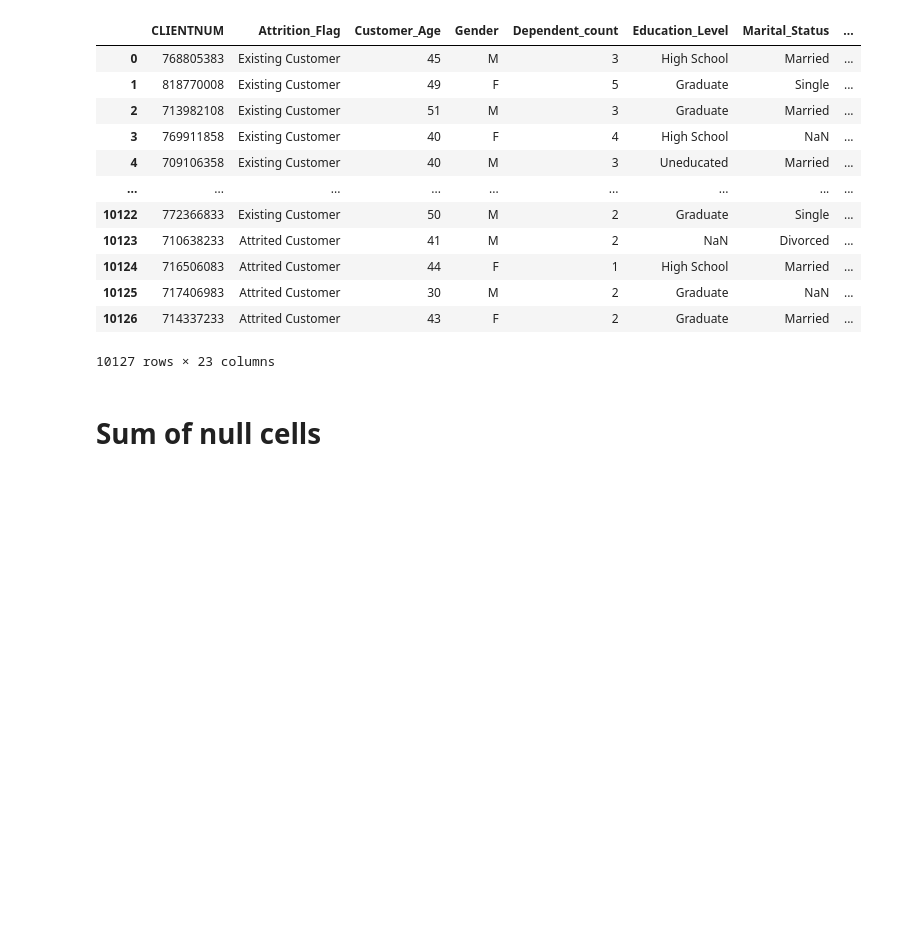
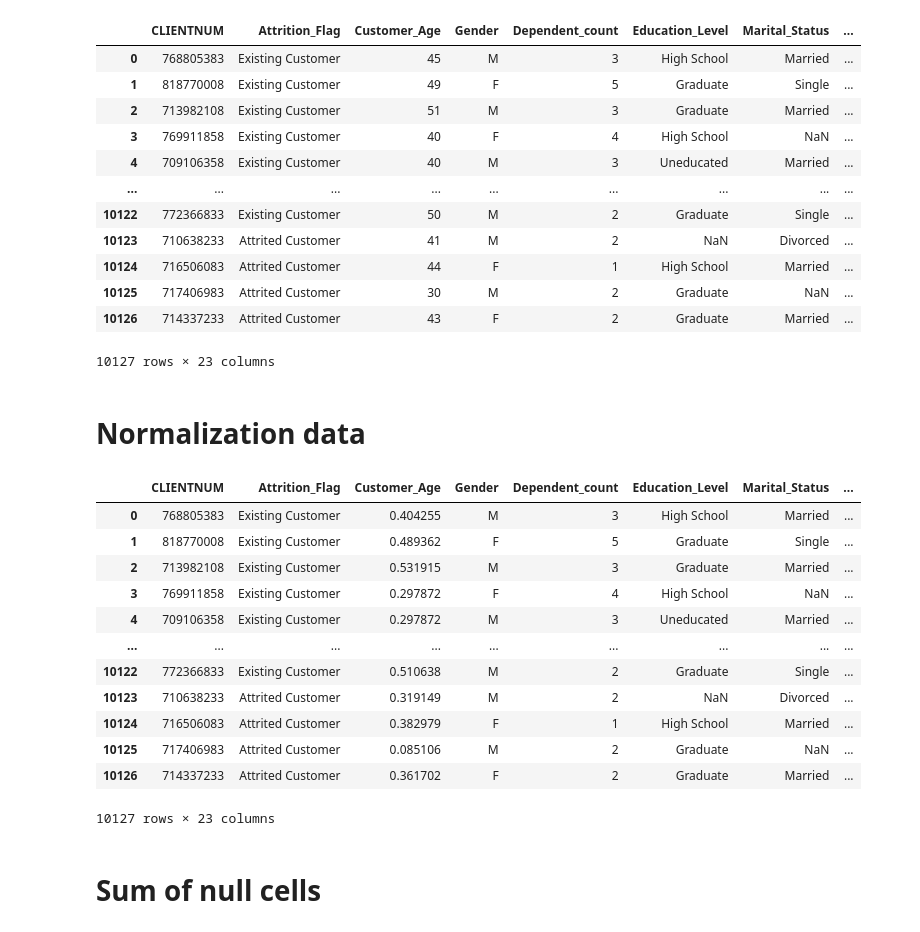
Before and after one commit to rnd4u-org/2021-knu-churn, a Jupyter notebook: Data Pre-Processing.ipynb, the cells around one changed output. Cells and saved outputs as stored; diff of their text form; code cells hidden in the pictures; blank space fills up the shorter version.

```diff
--- a/Data Pre-Processing.ipynb
+++ b/Data Pre-Processing.ipynb
@@ -27,6 +27,25 @@ bank
 | 10125 | 717406983 | Attrited Customer | 30 | M | 2 | Graduate | NaN | ... |
 | 10126 | 714337233 | Attrited Customer | 43 | F | 2 | Graduate | Married | ... |
 10127 rows × 23 columns
+# %% [markdown]
+# Normalization data
+# %%
+bank[numeric_names[1:]] = bank[numeric_names[1:]].apply(lambda x: (x-x.min())/(x.max()-x.min()))
+bank
+# %% [output]
+|  | CLIENTNUM | Attrition_Flag | Customer_Age | Gender | Dependent_count | Education_Level | Marital_Status | ... |
+| 0 | 768805383 | Existing Customer | 0.404255 | M | 3 | High School | Married | ... |
+| 1 | 818770008 | Existing Customer | 0.489362 | F | 5 | Graduate | Single | ... |
+| 2 | 713982108 | Existing Customer | 0.531915 | M | 3 | Graduate | Married | ... |
+| 3 | 769911858 | Existing Customer | 0.297872 | F | 4 | High School | NaN | ... |
+| 4 | 709106358 | Existing Customer | 0.297872 | M | 3 | Uneducated | Married | ... |
+| ... | ... | ... | ... | ... | ... | ... | ... | ... |
+| 10122 | 772366833 | Existing Customer | 0.510638 | M | 2 | Graduate | Single | ... |
+| 10123 | 710638233 | Attrited Customer | 0.319149 | M | 2 | NaN | Divorced | ... |
+| 10124 | 716506083 | Attrited Customer | 0.382979 | F | 1 | High School | Married | ... |
+| 10125 | 717406983 | Attrited Customer | 0.085106 | M | 2 | Graduate | NaN | ... |
+| 10126 | 714337233 | Attrited Customer | 0.361702 | F | 2 | Graduate | Married | ... |
+10127 rows × 23 columns
 # %% [markdown]
 # Sum of null cells
 # %%
```
Also changed, not shown: parts of 7 cells of this notebook.
